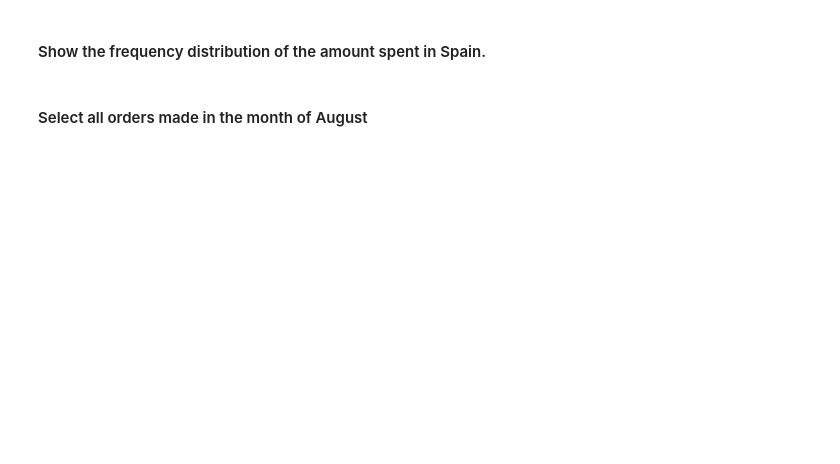
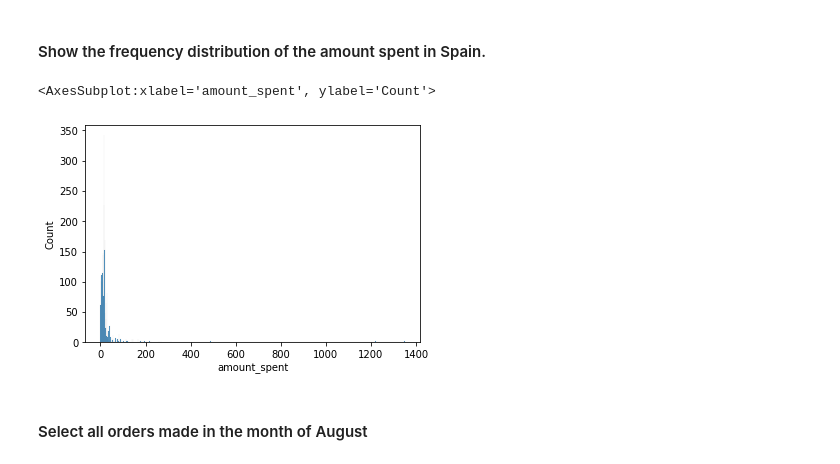
Before and after one commit to Ironhack-Data-Madrid-Marzo-2021/lab-subsetting-and-descriptive-stats, a Jupyter notebook: your-code/main.ipynb, the cells around one changed output. Cells and saved outputs as stored; diff of their text form; code cells hidden in the pictures; blank space fills up the shorter version.

```diff
--- a/your-code/main.ipynb
+++ b/your-code/main.ipynb
@@ -316,2 +320,4 @@ employee.group
+# %%
+orders = pd.read_csv("./Orders.zip")
 # %% [markdown]
 #### Explore your dataset by looking at the data types and the summary statistics. Comment your results
@@ -335,0 +381,3 @@ employee.group
+# %%
+españita = orders[orders["Country"] == "Spain"]
+españita.head()
@@ -366,2 +455,9 @@ employee.group
+# %%
+#FALTA RESIZE
+
+sns.histplot(españita.amount_spent)
+# %% [output]
+<AxesSubplot:xlabel='amount_spent', ylabel='Count'>
+[figure, added]
 # %% [markdown]
 #### Select all orders made in the month of August
```
Also changed, not shown: parts of 39 cells of this notebook.
